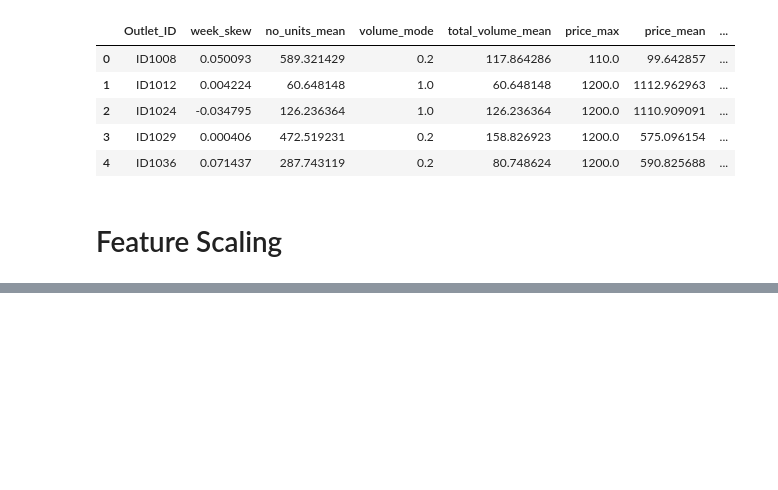
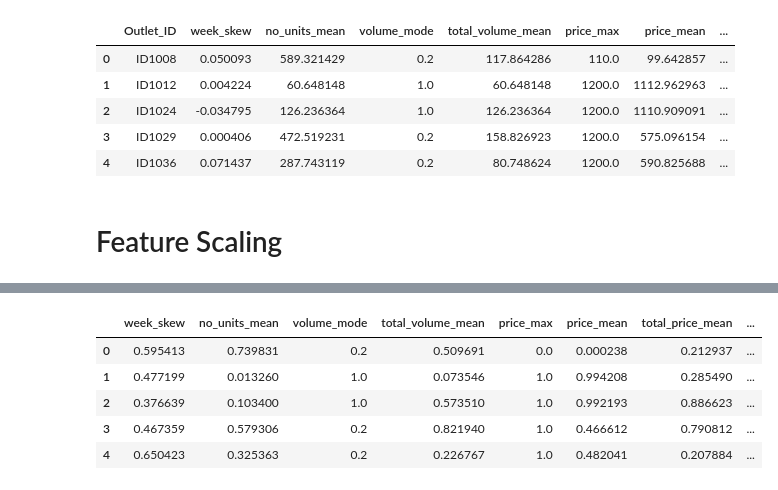
Before and after one commit to AnoshanJ/Datastorm4.0, a Jupyter notebook: Round 2/0-DataExploration.ipynb, the cells around one changed output, grey strips where cells are left out. Saved outputs shown, nothing was run; the diff lists cells and outputs as text; code cells hidden in the pictures; blank space fills up the shorter version.

```diff
--- a/Round 2/0-DataExploration.ipynb
+++ b/Round 2/0-DataExploration.ipynb
@@ -272,0 +292,23 @@ CombinedData_clean_4.head()
+# %%
+def clean_data(CombinedData_clean_4):
+    # Derive column 'ID' from column: 'Outlet_ID'
+    # Transform "Outlet_ID" as per the following examples:
+    #   ID1008 ==> 1008
+    CombinedData_clean_4.insert(1, "ID", CombinedData_clean_4["Outlet_ID"].str[2:])
+    # Drop column: 'Outlet_ID'
+    CombinedData_clean_4 = CombinedData_clean_4.drop(columns=['Outlet_ID'])
+    # Change column type to category for column: 'ID'
+    CombinedData_clean_4 = CombinedData_clean_4.astype({'ID': 'category'})
+    # Drop column: 'ID'
+    CombinedData_clean_4 = CombinedData_clean_4.drop(columns=['ID'])
+    return CombinedData_clean_4
+
+CombinedData_clean_5 = clean_data(CombinedData_clean_4.copy())
+CombinedData_clean_5.head()
+# %% [output]
+|  | week_skew | no_units_mean | volume_mode | total_volume_mean | price_max | price_mean | total_price_mean | ... |
+| 0 | 0.595413 | 0.739831 | 0.2 | 0.509691 | 0.0 | 0.000238 | 0.212937 | ... |
+| 1 | 0.477199 | 0.013260 | 1.0 | 0.073546 | 1.0 | 0.994208 | 0.285490 | ... |
+| 2 | 0.376639 | 0.103400 | 1.0 | 0.573510 | 1.0 | 0.992193 | 0.886623 | ... |
+| 3 | 0.467359 | 0.579306 | 0.2 | 0.821940 | 1.0 | 0.466612 | 0.790812 | ... |
+| 4 | 0.650423 | 0.325363 | 0.2 | 0.226767 | 1.0 | 0.482041 | 0.207884 | ... |
```
Also changed, not shown: parts of 16 cells of this notebook.
